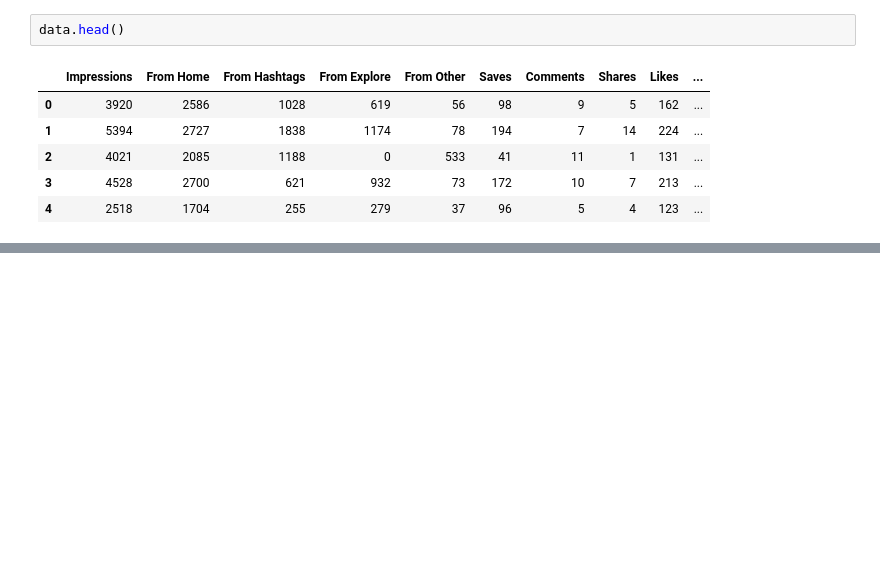
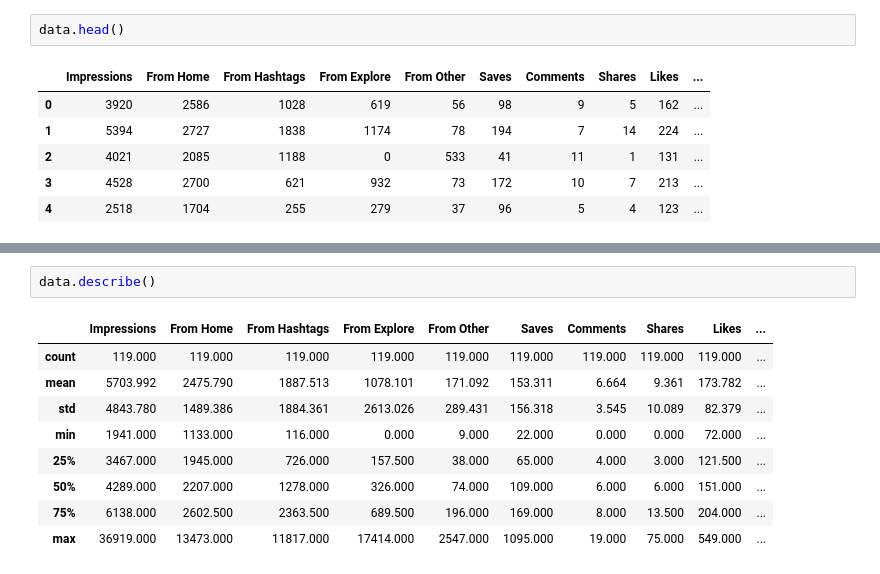
Before and after one commit to MrRezamo/Instagram_Reach_Analysis, a Jupyter notebook: Project/Main_Project.ipynb, the cells around one changed output, grey strips where cells are left out. Drawn from its saved outputs; the diff is of its cells as text; blank space fills up the shorter version.

```diff
--- a/Project/Main_Project.ipynb
+++ b/Project/Main_Project.ipynb
@@ -25,0 +82,12 @@ data.head()
+# %%
+data.describe()
+# %% [output]
+|  | Impressions | From Home | From Hashtags | From Explore | From Other | Saves | Comments | Shares | Likes | ... |
+| count | 119.000 | 119.000 | 119.000 | 119.000 | 119.000 | 119.000 | 119.000 | 119.000 | 119.000 | ... |
+| mean | 5703.992 | 2475.790 | 1887.513 | 1078.101 | 171.092 | 153.311 | 6.664 | 9.361 | 173.782 | ... |
+| std | 4843.780 | 1489.386 | 1884.361 | 2613.026 | 289.431 | 156.318 | 3.545 | 10.089 | 82.379 | ... |
+| min | 1941.000 | 1133.000 | 116.000 | 0.000 | 9.000 | 22.000 | 0.000 | 0.000 | 72.000 | ... |
+| 25% | 3467.000 | 1945.000 | 726.000 | 157.500 | 38.000 | 65.000 | 4.000 | 3.000 | 121.500 | ... |
+| 50% | 4289.000 | 2207.000 | 1278.000 | 326.000 | 74.000 | 109.000 | 6.000 | 6.000 | 151.000 | ... |
+| 75% | 6138.000 | 2602.500 | 2363.500 | 689.500 | 196.000 | 169.000 | 8.000 | 13.500 | 204.000 | ... |
+| max | 36919.000 | 13473.000 | 11817.000 | 17414.000 | 2547.000 | 1095.000 | 19.000 | 75.000 | 549.000 | ... |
```
Also changed, not shown: parts of 10 cells of this notebook.
